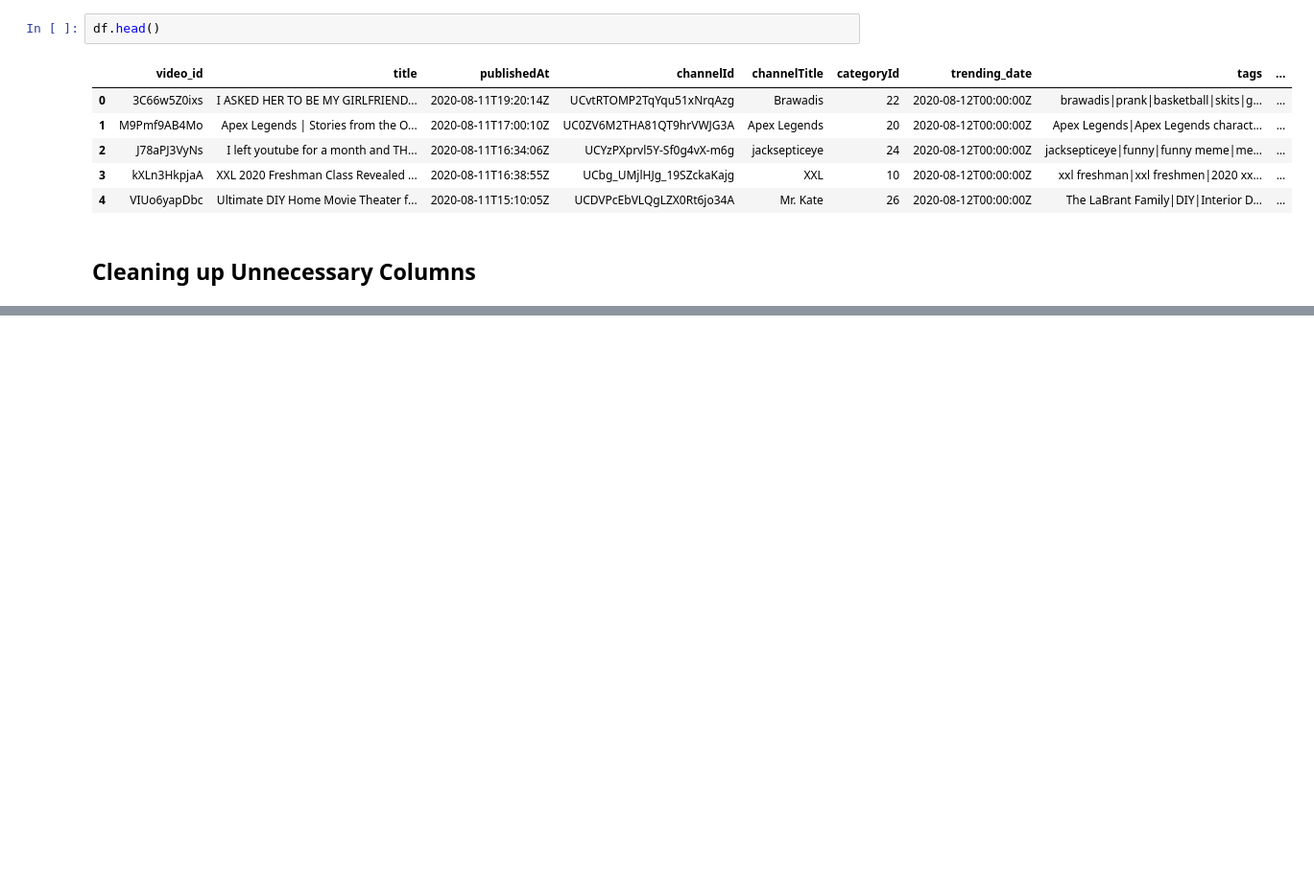
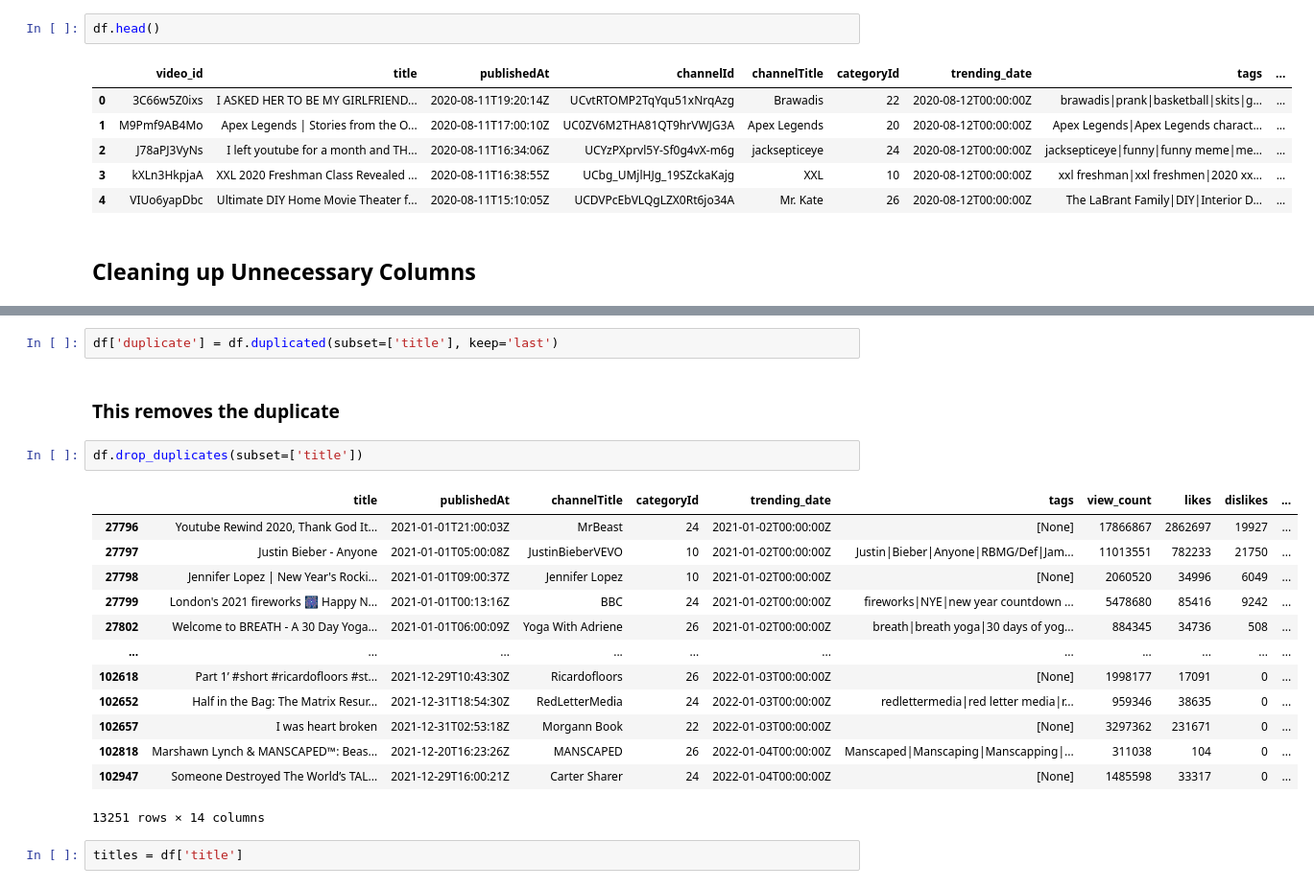
Before and after one commit to tKaiB/How-To-Survive, a Jupyter notebook: datacleaning.ipynb, the cells around one changed output, grey strips where cells are left out. Shown: that part at 96% size. Cells and saved outputs as stored; diff of their text form; blank space fills up the shorter version.

```diff
--- a/datacleaning.ipynb
+++ b/datacleaning.ipynb
@@ -16,0 +62,22 @@ df.head()
+# %%
+df['duplicate'] = df.duplicated(subset=['title'], keep='last')
+# %% [markdown]
+### This removes the duplicate
+# %%
+df.drop_duplicates(subset=['title'])
+# %% [output]
+|  | title | publishedAt | channelTitle | categoryId | trending_date | tags | view_count | likes | dislikes | ... |
+| 27796 | Youtube Rewind 2020, Thank God It... | 2021-01-01T21:00:03Z | MrBeast | 24 | 2021-01-02T00:00:00Z | [None] | 17866867 | 2862697 | 19927 | ... |
+| 27797 | Justin Bieber - Anyone | 2021-01-01T05:00:08Z | JustinBieberVEVO | 10 | 2021-01-02T00:00:00Z | Justin|Bieber|Anyone|RBMG/Def|Jam... | 11013551 | 782233 | 21750 | ... |
+| 27798 | Jennifer Lopez | New Year's Rocki... | 2021-01-01T09:00:37Z | Jennifer Lopez | 10 | 2021-01-02T00:00:00Z | [None] | 2060520 | 34996 | 6049 | ... |
+| 27799 | London's 2021 fireworks 🎆 Happy N... | 2021-01-01T00:13:16Z | BBC | 24 | 2021-01-02T00:00:00Z | fireworks|NYE|new year countdown ... | 5478680 | 85416 | 9242 | ... |
+| 27802 | Welcome to BREATH - A 30 Day Yoga... | 2021-01-01T06:00:09Z | Yoga With Adriene | 26 | 2021-01-02T00:00:00Z | breath|breath yoga|30 days of yog... | 884345 | 34736 | 508 | ... |
+| ... | ... | ... | ... | ... | ... | ... | ... | ... | ... | ... |
+| 102618 | Part 1’ #short #ricardofloors #st... | 2021-12-29T10:43:30Z | Ricardofloors | 26 | 2022-01-03T00:00:00Z | [None] | 1998177 | 17091 | 0 | ... |
+| 102652 | Half in the Bag: The Matrix Resur... | 2021-12-31T18:54:30Z | RedLetterMedia | 24 | 2022-01-03T00:00:00Z | redlettermedia|red letter media|r... | 959346 | 38635 | 0 | ... |
+| 102657 | I was heart broken | 2021-12-31T02:53:18Z | Morgann Book | 22 | 2022-01-03T00:00:00Z | [None] | 3297362 | 231671 | 0 | ... |
+| 102818 | Marshawn Lynch & MANSCAPED™: Beas... | 2021-12-20T16:23:26Z | MANSCAPED | 26 | 2022-01-04T00:00:00Z | Manscaped|Manscaping|Manscapping|... | 311038 | 104 | 0 | ... |
+| 102947 | Someone Destroyed The World’s TAL... | 2021-12-29T16:00:21Z | Carter Sharer | 24 | 2022-01-04T00:00:00Z | [None] | 1485598 | 33317 | 0 | ... |
+13251 rows × 14 columns
+# %%
+titles = df['title']
```
Also changed, not shown: parts of 9 cells of this notebook.
